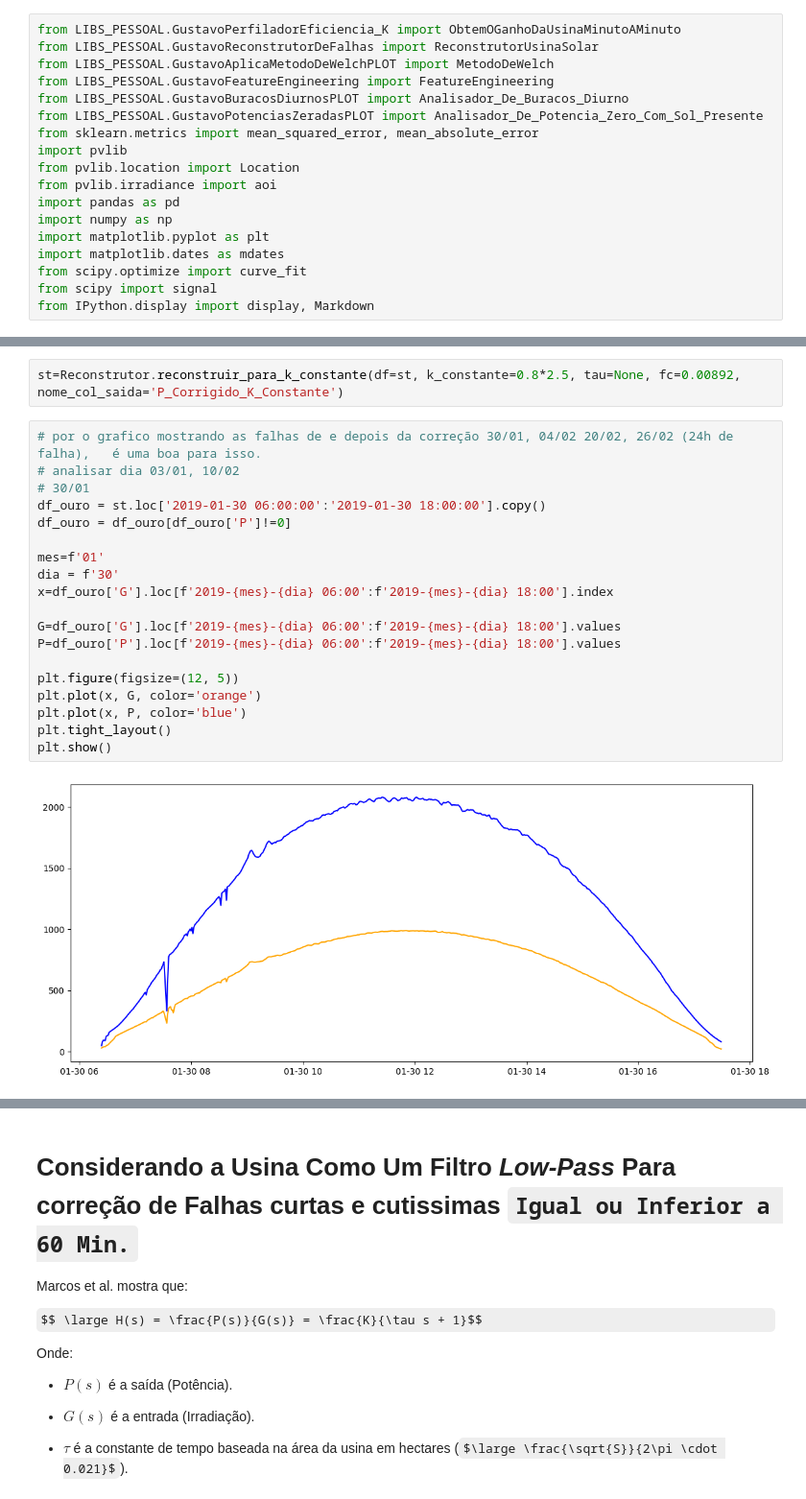
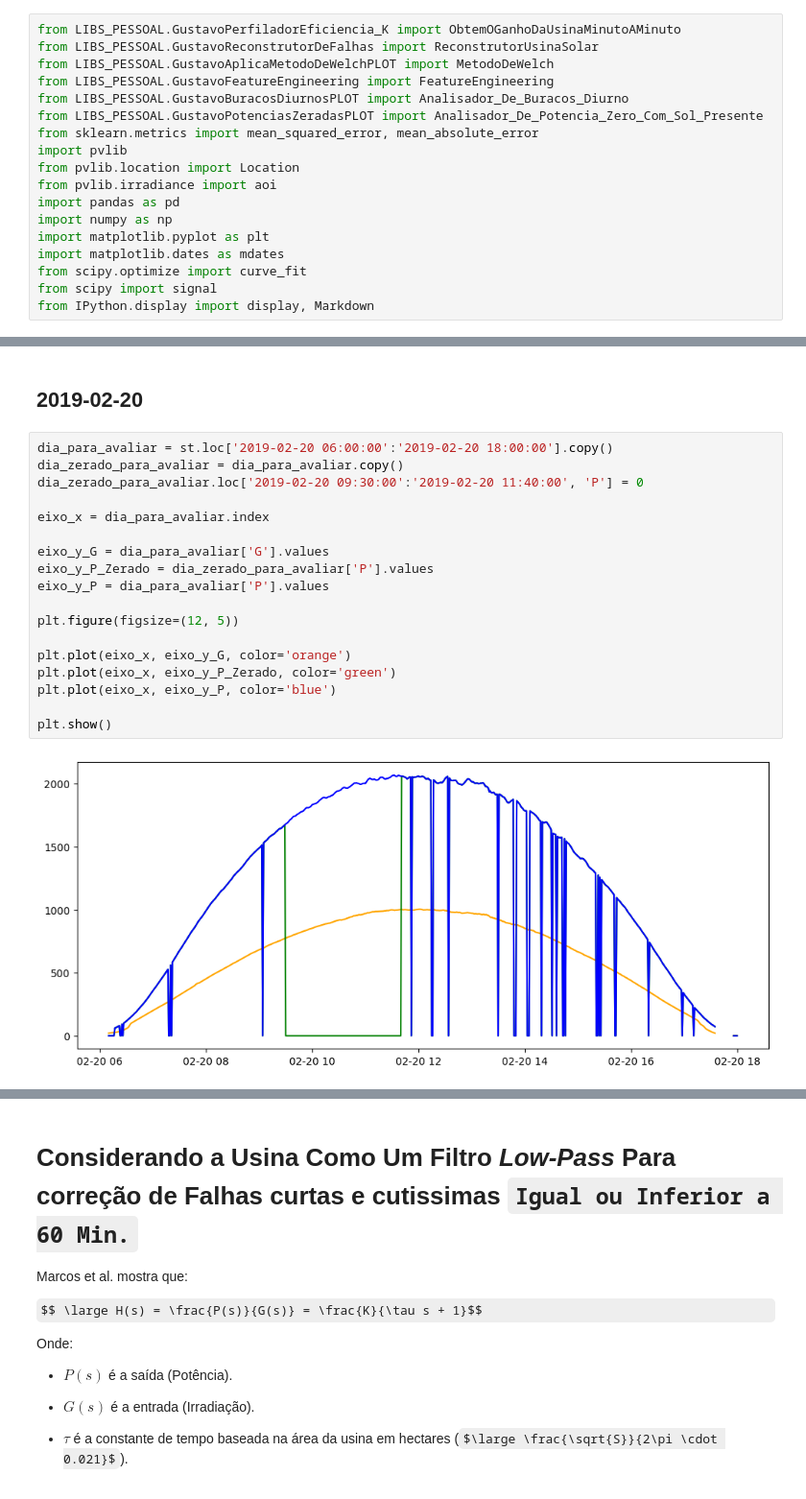
Before and after one commit to gustavodiasz/Modelagem_Dinamica_Usina_FV, a Jupyter notebook: Analise Dos Dados Da Usina De Petrolina.ipynb, the cells around one changed output, grey strips where cells are left out. Shown at 96% size. Drawn from its saved outputs; the diff is of its cells as text; some formulas as TeX source.

```diff
--- a/Analise Dos Dados Da Usina De Petrolina.ipynb
+++ b/Analise Dos Dados Da Usina De Petrolina.ipynb
@@ -107,23 +53,22 @@ MAE Total: 21.58 kW
-# %%
-st=Reconstrutor.reconstruir_para_k_constante(df=st, k_constante=0.8*2.5, tau=None, fc=0.00892, nome_col_saida='P_Corrigido_K_Constante')
-# %%
-# por o grafico mostrando as falhas de e depois da correção 30/01, 04/02 20/02, 26/02 (24h de falha),   é uma boa para isso.
-# analisar dia 03/01, 10/02
-# 30/01
-df_ouro = st.loc['2019-01-30 06:00:00':'2019-01-30 18:00:00'].copy()
-df_ouro = df_ouro[df_ouro['P']!=0]
-
-mes=f'01'
-dia = f'30'
-x=df_ouro['G'].loc[f'2019-{mes}-{dia} 06:00':f'2019-{mes}-{dia} 18:00'].index
-
-G=df_ouro['G'].loc[f'2019-{mes}-{dia} 06:00':f'2019-{mes}-{dia} 18:00'].values
-P=df_ouro['P'].loc[f'2019-{mes}-{dia} 06:00':f'2019-{mes}-{dia} 18:00'].values
-
-plt.figure(figsize=(12, 5))
-plt.plot(x, G, color='orange')
-plt.plot(x, P, color='blue')
-plt.tight_layout()
-plt.show()
-# %% [output]
-[figure, removed]
+# %% [markdown]
+## 2019-02-20
+# %%
+dia_para_avaliar = st.loc['2019-02-20 06:00:00':'2019-02-20 18:00:00'].copy()
+dia_zerado_para_avaliar = dia_para_avaliar.copy()
+dia_zerado_para_avaliar.loc['2019-02-20 09:30:00':'2019-02-20 11:40:00', 'P'] = 0
+
+eixo_x = dia_para_avaliar.index
+
+eixo_y_G = dia_para_avaliar['G'].values
+eixo_y_P_Zerado = dia_zerado_para_avaliar['P'].values
+eixo_y_P = dia_para_avaliar['P'].values
+
+plt.figure(figsize=(12, 5))
+
+plt.plot(eixo_x, eixo_y_G, color='orange')
+plt.plot(eixo_x, eixo_y_P_Zerado, color='green')
+plt.plot(eixo_x, eixo_y_P, color='blue')
+
+plt.show()
+# %% [output]
+[figure, added]
```
Also changed, not shown: parts of 20 cells of this notebook, 7 other files.
